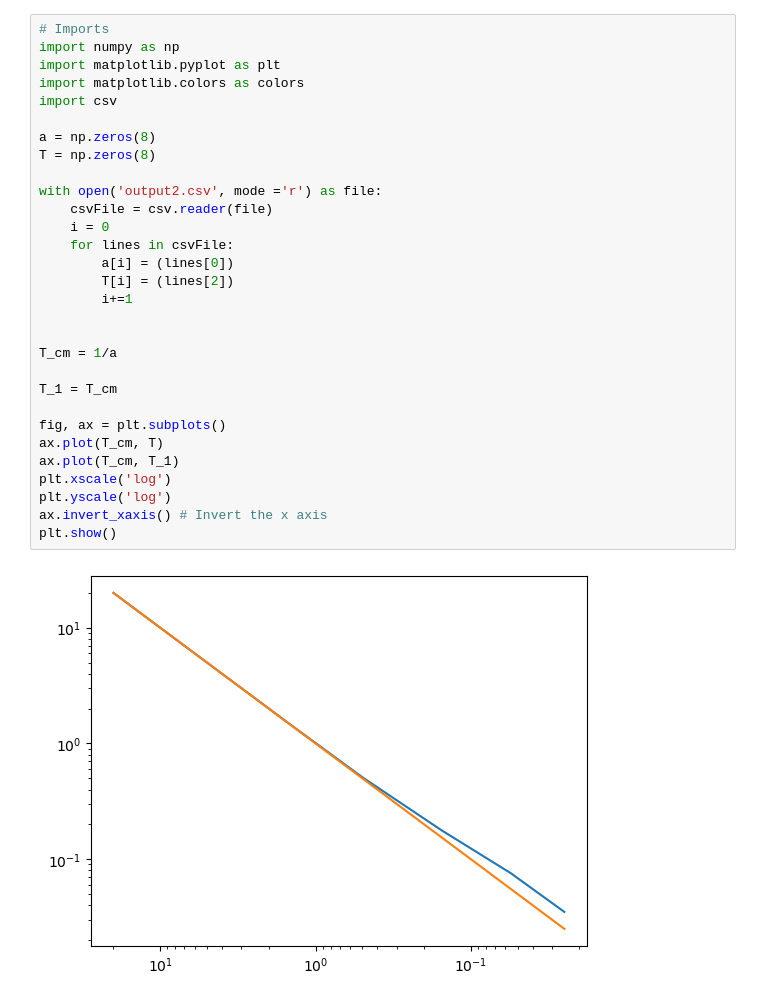
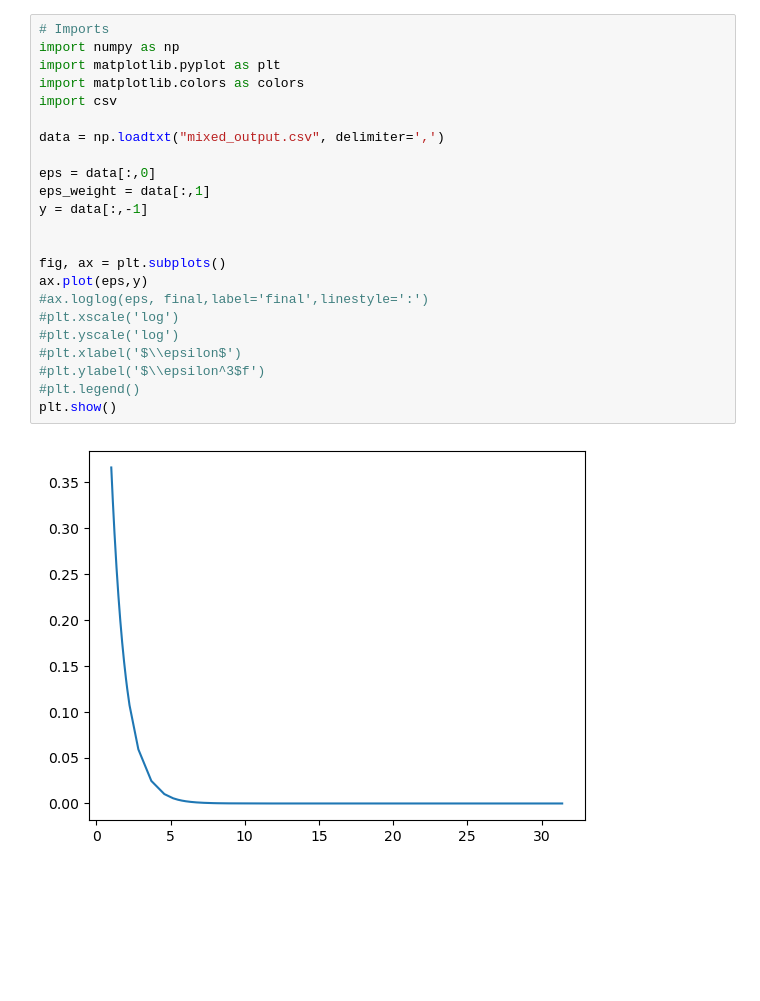
Before and after one commit to nuLABatUSD/SterileScatter, a Jupyter notebook: testplot.ipynb, the cells around one changed output. Saved outputs shown, nothing was run; the diff lists cells and outputs as text; blank space fills up the shorter version.

```diff
--- a/testplot.ipynb
+++ b/testplot.ipynb
@@ -36,32 +97,25 @@ plt.show()
 # %%
 # Imports
 import numpy as np
 import matplotlib.pyplot as plt
 import matplotlib.colors as colors
 import csv
 
-a = np.zeros(8)
-T = np.zeros(8)
+data = np.loadtxt("mixed_output.csv", delimiter=',')
 
-with open('output2.csv', mode ='r') as file:
-    csvFile = csv.reader(file)
-    i = 0
-    for lines in csvFile:
-        a[i] = (lines[0])
-        T[i] = (lines[2])
-        i+=1
+eps = data[:,0]
+eps_weight = data[:,1]
+y = data[:,-1]
 
 
-T_cm = 1/a
-
-T_1 = T_cm
-
 fig, ax = plt.subplots()
-ax.plot(T_cm, T)
-ax.plot(T_cm, T_1)
-plt.xscale('log')
-plt.yscale('log')
-ax.invert_xaxis() # Invert the x axis
+ax.plot(eps,y)
+#ax.loglog(eps, final,label='final',linestyle=':')
+#plt.xscale('log')
+#plt.yscale('log')
+#plt.xlabel('$\\epsilon$')
+#plt.ylabel('$\\epsilon^3$f')
+#plt.legend()
 plt.show()
 # %% [output]
-[figure, old version]
+[figure, new version]
```
Also changed, not shown: parts of 9 cells of this notebook, 10 other files.
